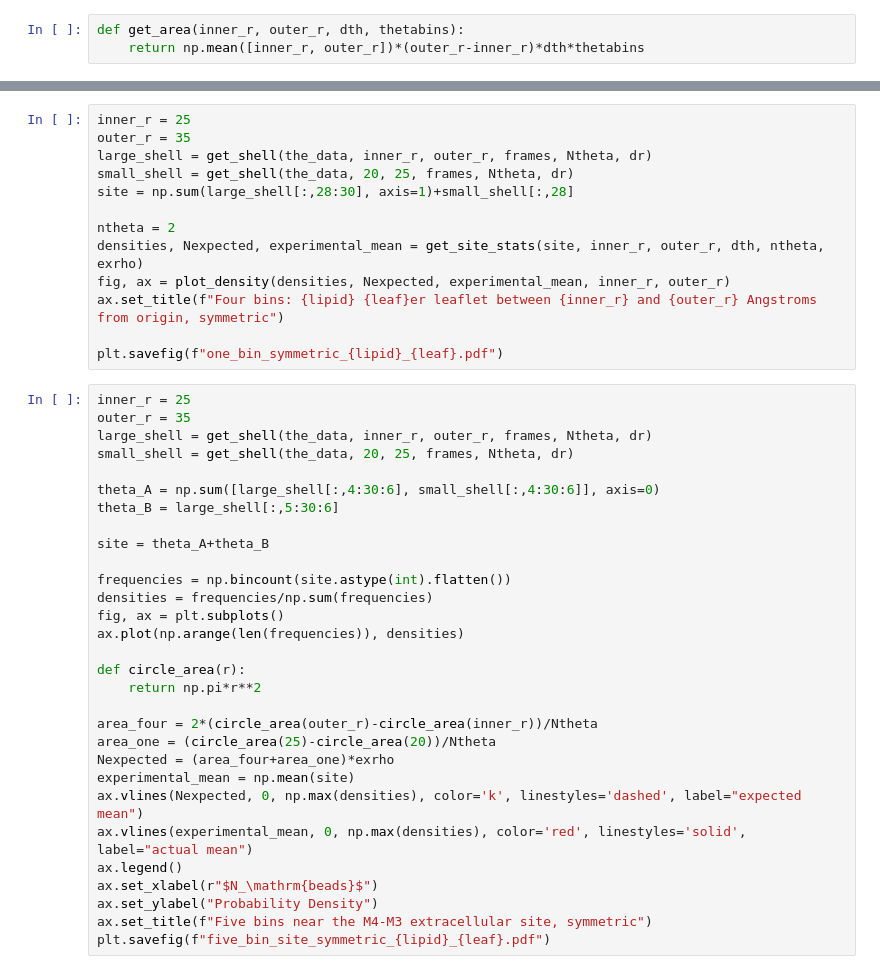
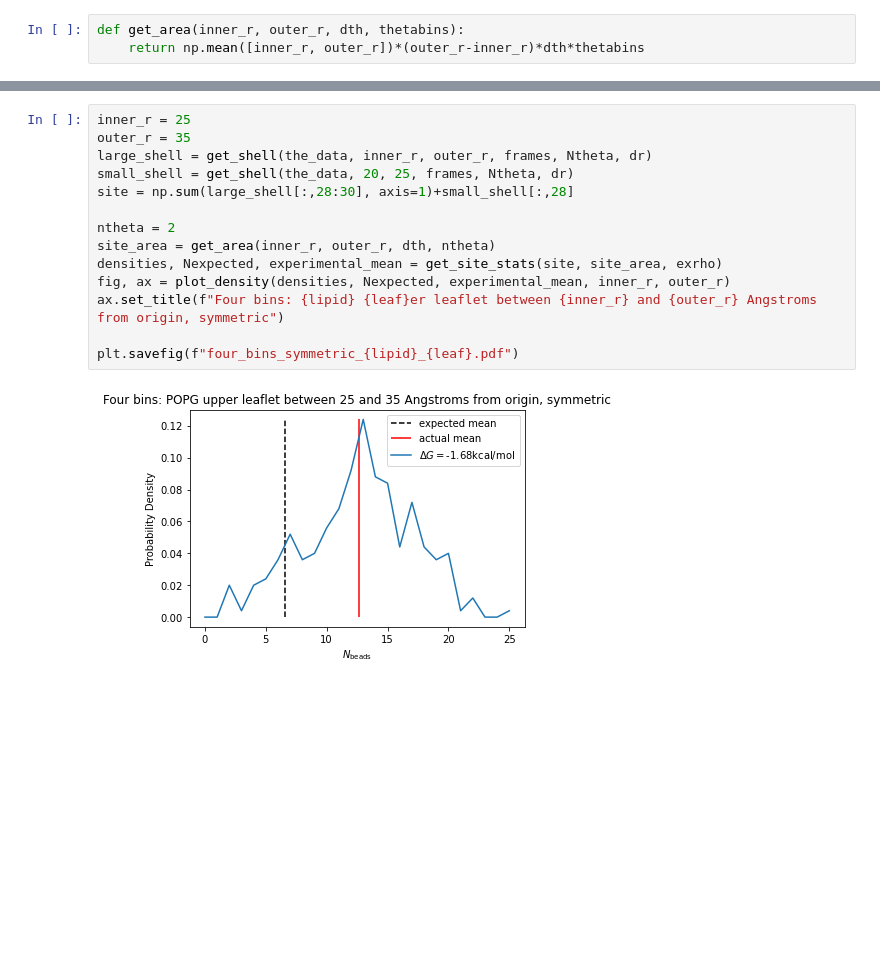
Before and after one commit to BranniganLab/density_threshold_affinity, a Jupyter notebook: python/get_probability_distributions.ipynb, the cells around one changed output, grey strips where cells are left out. Saved outputs shown, nothing was run; the diff lists cells and outputs as text; blank space fills up the shorter version.

```diff
--- a/python/get_probability_distributions.ipynb
+++ b/python/get_probability_distributions.ipynb
@@ -173,43 +158,16 @@ plt.savefig(f"five_bin_site_{lipid}_{leaf}.pdf")
 # %%
 inner_r = 25
 outer_r = 35
 large_shell = get_shell(the_data, inner_r, outer_r, frames, Ntheta, dr)
 small_shell = get_shell(the_data, 20, 25, frames, Ntheta, dr)
 site = np.sum(large_shell[:,28:30], axis=1)+small_shell[:,28]
 
 ntheta = 2
-densities, Nexpected, experimental_mean = get_site_stats(site, inner_r, outer_r, dth, ntheta, exrho)
+site_area = get_area(inner_r, outer_r, dth, ntheta)
+densities, Nexpected, experimental_mean = get_site_stats(site, site_area, exrho)
 fig, ax = plot_density(densities, Nexpected, experimental_mean, inner_r, outer_r)
 ax.set_title(f"Four bins: {lipid} {leaf}er leaflet between {inner_r} and {outer_r} Angstroms from origin, symmetric")
 
-plt.savefig(f"one_bin_symmetric_{lipid}_{leaf}.pdf")
+plt.savefig(f"four_bins_symmetric_{lipid}_{leaf}.pdf")
+# %% [output]
+[figure, added]
-# %%
-inner_r = 25
-outer_r = 35
-large_shell = get_shell(the_data, inner_r, outer_r, frames, Ntheta, dr)
-small_shell = get_shell(the_data, 20, 25, frames, Ntheta, dr)
-
-theta_A = np.sum([large_shell[:,4:30:6], small_shell[:,4:30:6]], axis=0)
-theta_B = large_shell[:,5:30:6]
-
-site = theta_A+theta_B
-
-frequencies = np.bincount(site.astype(int).flatten())
-densities = frequencies/np.sum(frequencies)
-fig, ax = plt.subplots()
-ax.plot(np.arange(len(frequencies)), densities)
-
-def circle_area(r):
-    return np.pi*r**2
-
-area_four = 2*(circle_area(outer_r)-circle_area(inner_r))/Ntheta
-area_one = (circle_area(25)-circle_area(20))/Ntheta
-Nexpected = (area_four+area_one)*exrho
-experimental_mean = np.mean(site)
-ax.vlines(Nexpected, 0, np.max(densities), color='k', linestyles='dashed', label="expected mean")
-ax.vlines(experimental_mean, 0, np.max(densities), color='red', linestyles='solid', label="actual mean")
-ax.legend()
-ax.set_xlabel(r"$N_\mathrm{beads}$")
-ax.set_ylabel("Probability Density")
-ax.set_title(f"Five bins near the M4-M3 extracellular site, symmetric")
-plt.savefig(f"five_bin_site_symmetric_{lipid}_{leaf}.pdf")
```
Also changed, not shown: parts of 6 cells of this notebook.
